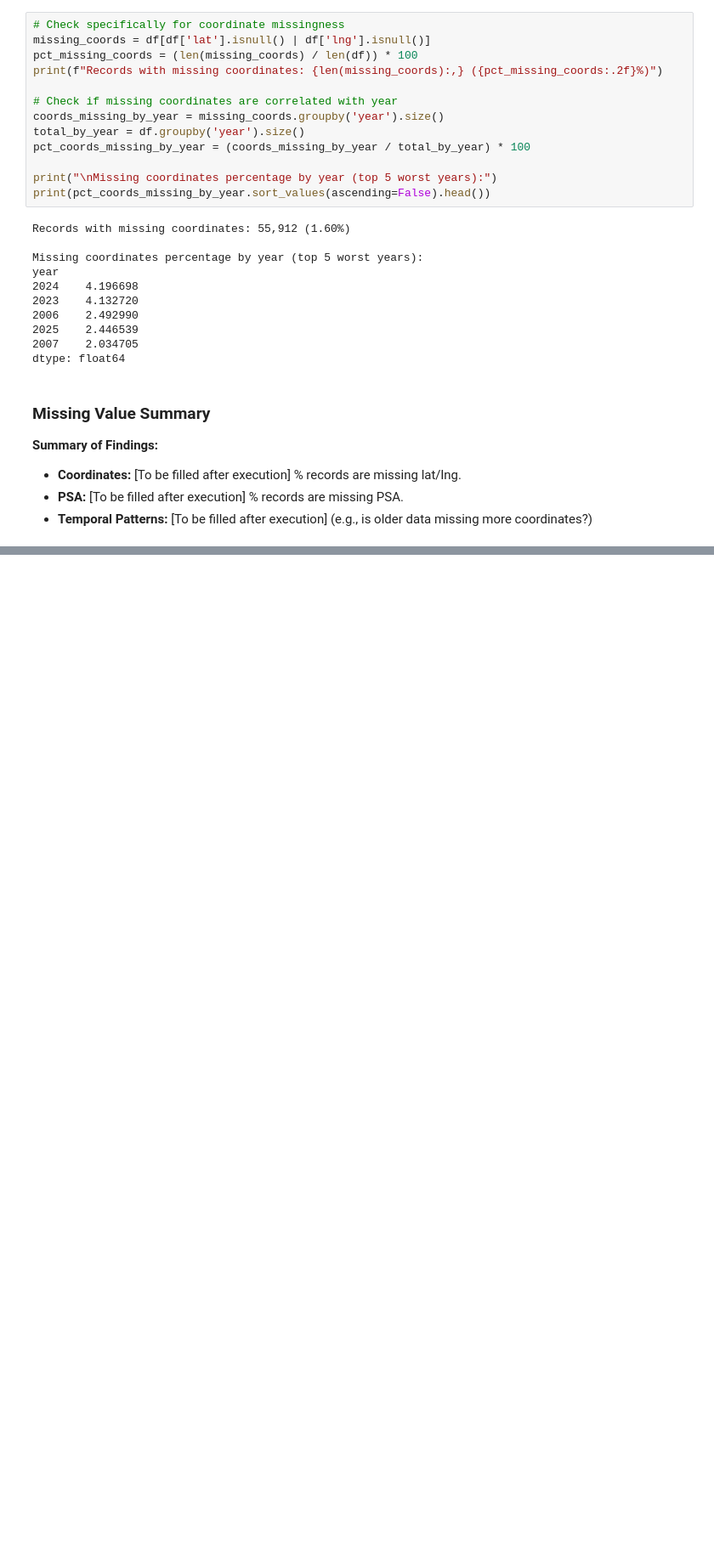
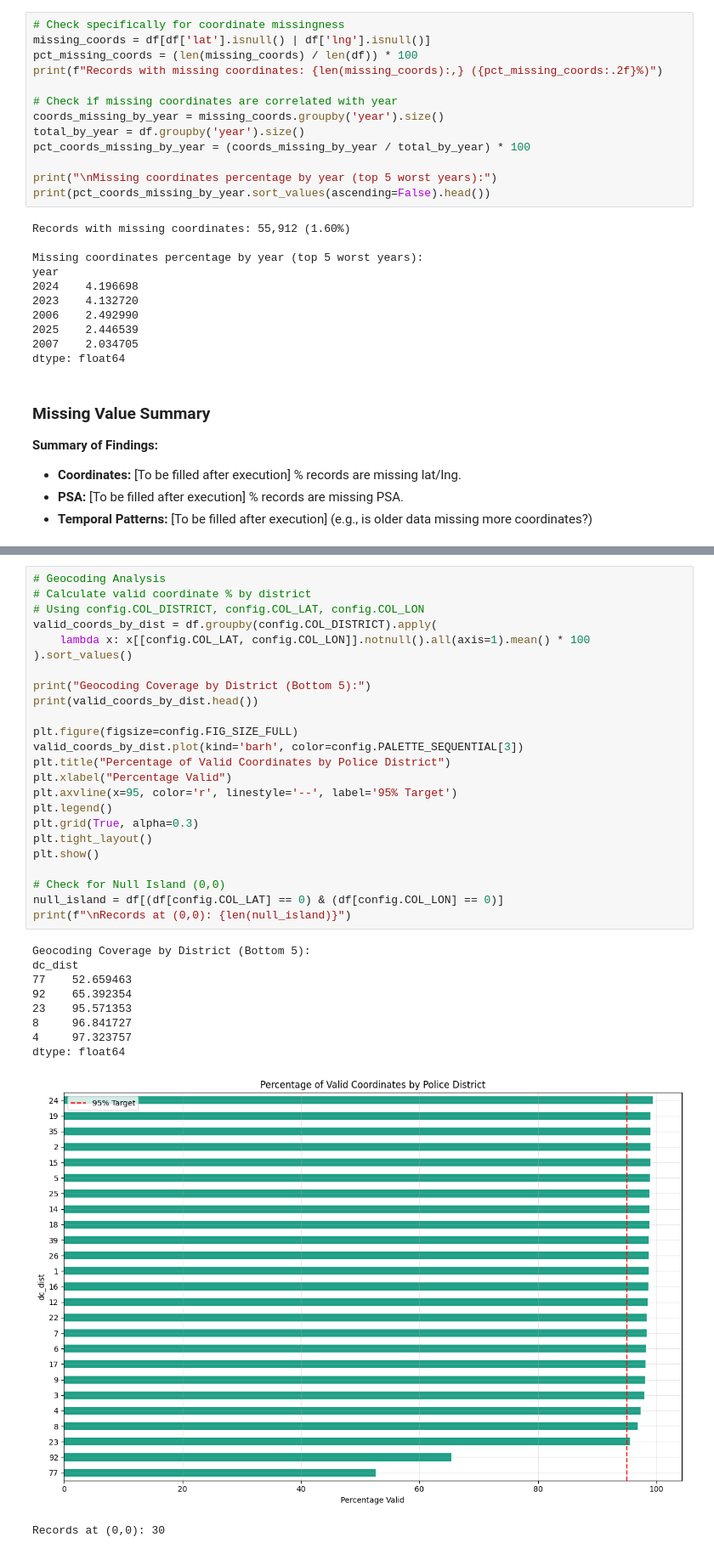
Before and after one commit to dustinober1/Philadelphia-Crime-Incidents-Analysis, a Jupyter notebook: notebooks/01_data_loading_validation.ipynb, the cells around one changed output, grey strips where cells are left out. Shown at 85% size. Cells and saved outputs as stored; diff of their text form; blank space fills up the shorter version.

Commit message:
feat(01-03): add geocoding and lag analysis
- Added geocoding coverage analysis by district
- Added reporting lag analysis using monthly counts
- Added seasonality check using STL decomposition

```diff
--- a/notebooks/01_data_loading_validation.ipynb
+++ b/notebooks/01_data_loading_validation.ipynb
@@ -185,0 +190,35 @@ dtype: float64
+# %%
+# Geocoding Analysis
+# Calculate valid coordinate % by district
+# Using config.COL_DISTRICT, config.COL_LAT, config.COL_LON
+valid_coords_by_dist = df.groupby(config.COL_DISTRICT).apply(
+    lambda x: x[[config.COL_LAT, config.COL_LON]].notnull().all(axis=1).mean() * 100
+).sort_values()
+
+print("Geocoding Coverage by District (Bottom 5):")
+print(valid_coords_by_dist.head())
+
+plt.figure(figsize=config.FIG_SIZE_FULL)
+valid_coords_by_dist.plot(kind='barh', color=config.PALETTE_SEQUENTIAL[3])
+plt.title("Percentage of Valid Coordinates by Police District")
+plt.xlabel("Percentage Valid")
+plt.axvline(x=95, color='r', linestyle='--', label='95% Target')
+plt.legend()
+plt.grid(True, alpha=0.3)
+plt.tight_layout()
+plt.show()
+
+# Check for Null Island (0,0)
+null_island = df[(df[config.COL_LAT] == 0) & (df[config.COL_LON] == 0)]
+print(f"\nRecords at (0,0): {len(null_island)}")
+# %% [output]
+Geocoding Coverage by District (Bottom 5):
+dc_dist
+77    52.659463
+92    65.392354
+23    95.571353
+8     96.841727
+4     97.323757
+dtype: float64
+[figure, added]
+Records at (0,0): 30
```
Also changed, not shown: parts of 3 cells of this notebook.
